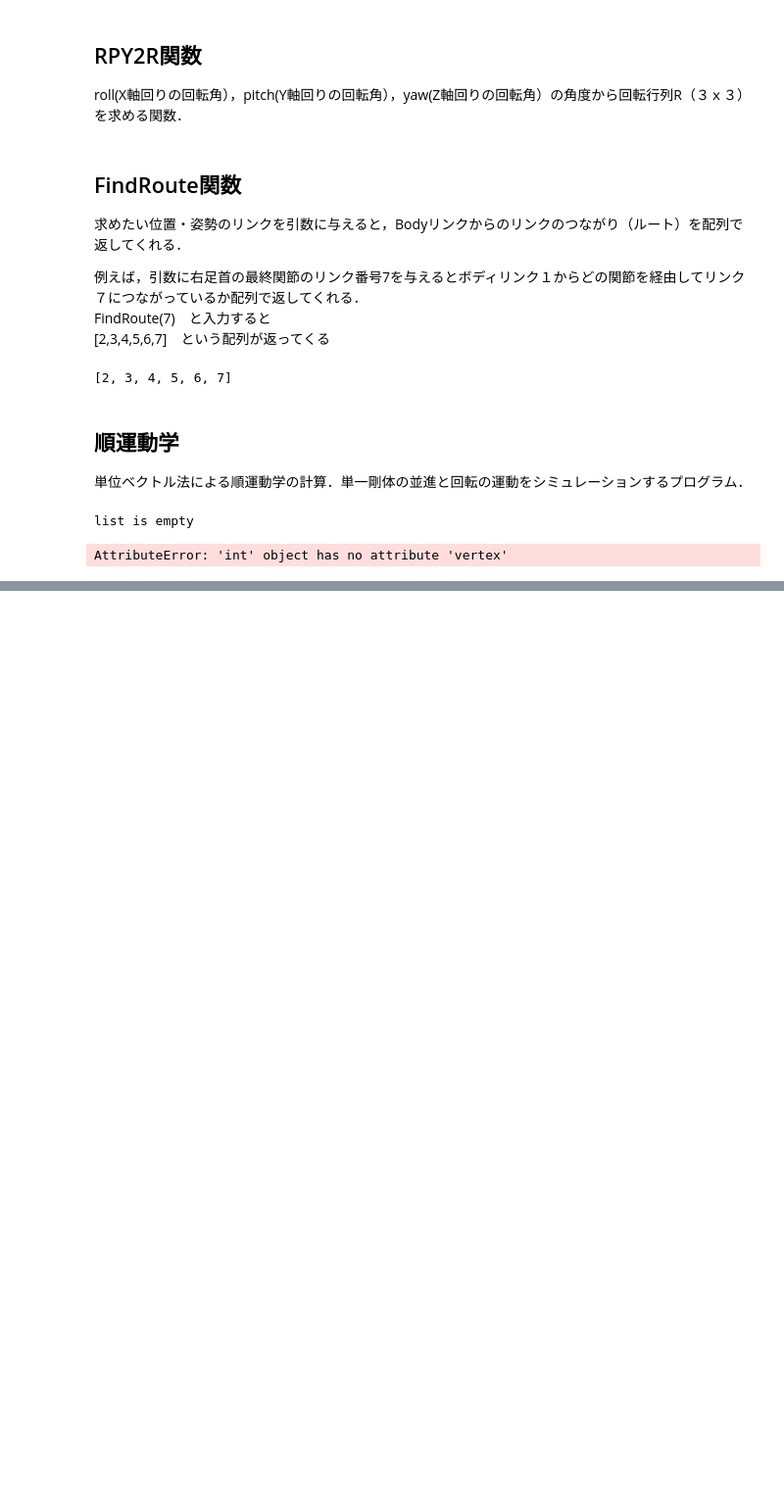
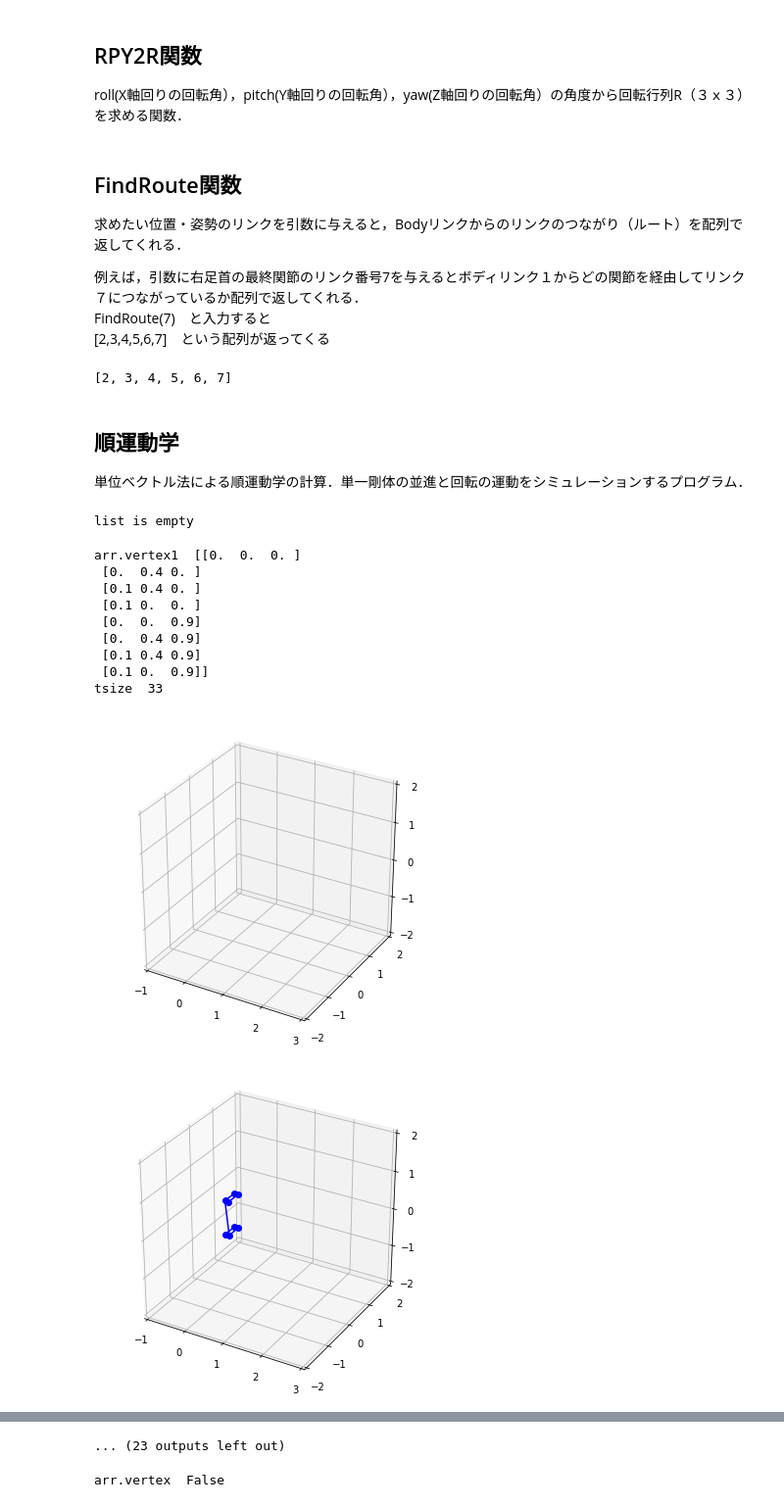
Before and after one commit to ttakubo/Humanoid, a Jupyter notebook: humanoid.ipynb, the cells around one changed output, grey strips where cells are left out. Shown at 98% size. Saved outputs shown, nothing was run; the diff lists cells and outputs as text; code cells hidden in the pictures; blank space fills up the shorter version.

```diff
--- a/humanoid.ipynb
+++ b/humanoid.ipynb
@@ -681,7 +681,7 @@ def ShowObject(arr):
         vert[k,:] = vert[k,:] + arr[1].p[k];#   % adding x,y,z to all vertex
 
     fig, ax = plt.subplots(figsize=(6, 6), subplot_kw={'projection' : '3d'})
-    ax.plot(vert[0,:],vert[1,:],vert[2,:],"o-", c='b')
+    im=ax.plot(vert[0,:],vert[1,:],vert[2,:],"o-", c='b')
     ax.set_xticks(np.linspace(AX[0], AX[1], 5))
     ax.set_yticks(np.linspace(AY[0], AY[1], 5))
     ax.set_zticks(np.linspace(AZ[0], AZ[1], 5))
@@ -842,8 +842,10 @@ def DrawAllJoints(j):
     joint_col = 0;
 
     if j != 0 :
-        if arr[j].vertex !=0: #vertexが空じゃなかったら．~isempty(uLINK(j).vertex)
-            vert = arr[j].R * arr[j].vertex;
+        #print("arr.vertex ", arr[j].vertex);
+        if arr[j].vertex.any() : #vertexが空じゃなかったら．~isempty(uLINK(j).vertex)
+            #print("arr.vertex ", arr[j].vertex);
+            vert = np.matmul(arr[j].vertex, arr[j].R);
             for k in range(3): # 1:3
                 vert[k,:] = vert[k,:] + arr[j].p[k]; #% adding x,y,z to all vertex
             ShowObject(arr) #DrawPolygon(vert, uLINK(j).face,0);
@@ -854,8 +856,10 @@ def DrawAllJoints(j):
             #function Connect3D(p1,p2,option,pt)
             #h = plot3([p1(1) p2(1)],[p1(2) p2(2)],[p1(3) p2(3)],option);
             #fig, ax = plt.subplots(figsize=(6, 6), subplot_kw={'projection' : '3d'})
-            ax.plot([arr[i].p[0],arr[j].p[0]],[arr[i].p[1],arr[j].p[1]],[arr[i].p[2],arr[j].p[2]],"o-", c='b')
+            im=ax.plot([arr[i].p[0],arr[j].p[0]],[arr[i].p[1],arr[j].p[1]],[arr[i].p[2],arr[j].p[2]],"o-", c='b')
             #set(h,'LineWidth',pt)
+            ims.append(im)
+
         #DrawCylinder(uLINK(j).p, uLINK(j).R * uLINK(j).a, radius,len, joint_col);
 
 
@@ -884,8 +888,8 @@ def SE3exp(j, dt):
         wn = arr[j].w/norm_w;  #		% normarized vector
         vo = arr[j].vo/norm_w;
 
-        w_wedge = [[0, -wn(3), wn(2)],[wn(3), 0, -wn(1)],[-wn(2), wn(1), 0]];
-        drot = w_wedge * math.sin(th) + np.matmul(w_wedge,w_wedge) * (1-math.cos(th));
+        w_wedge = np.array([[0, -wn[2], wn[1]],[wn[2], 0, -wn[0]],[-wn[1], wn[0], 0]]);
+        drot = w_wedge * math.sin(th) + np.matmul(w_wedge,w_wedge) * (1.0-math.cos(th));
         rot  = np.eye(3) + drot;
 
         p2 = np.matmul(rot, arr[j].p) - np.matmul(drot, np.cross(wn, vo)) + np.dot(wn, wn) * vo * th;
@@ -893,20 +897,34 @@ def SE3exp(j, dt):
 
     return p2, R2
 # %%
-
+#inline
 import numpy as np #行列計算のためnumpyをインポート
 import math        #三角関数を使うためにmathをインポート
+from mpl_toolkits.mplot3d import Axes3D
+import matplotlib.pyplot as plt
+
+import matplotlib.animation as animation
+from matplotlib.animation import PillowWriter
+
 #global uLINK G
 ToRad = math.pi/180;
 G = 9.8;
-BODY=0;
+BODY=1;
 WAIST = 1;
 R0=np.eye(3);
 p0= [0,0,0];
 mass = 10.0;
-AX=[-0.5, 0.5]; AY=[-0.5, 0.5]; AZ=[-0.5, 1.0];
+AX=[-1.0, 3.]; AY=[-2., 2.]; AZ=[-2., 2.0];
+ims=[];
+
+fig, ax = plt.subplots(figsize=(6, 6), subplot_kw={'projection' : '3d'})
+ax.set_xticks(np.linspace(AX[0], AX[1], 5))
+ax.set_yticks(np.linspace(AY[0], AY[1], 5))
+ax.set_zticks(np.linspace(AZ[0], AZ[1], 5))
 
 arr = [0]*2
+arr[0]=uLINK("empty",0,0,0,0,0,0,0,R0,p0,0,0,0,0,0,0,0,0) # 空のゼロリンクを設定（ワールド座標系）
+arr[0].vertex=np.array([]);
 # def __init__(self, name, sister, child, m, mother, b ,a ,q,R,p, dq, ddq, c, I, Ir, gr, u, dw):
 arr[BODY]=uLINK("BODY",0,0,mass,0,[0, 0, 0],[0.0, 0.0, 1.0],0,R0,p0,0,0,0,0,0,0,0,0)
 
@@ -921,39 +939,50 @@ lz  = 0.9;
 #[uLINK(1).vertex,uLINK(1).face]   = MakeBox([lx ly lz]  ,[lx/2 ly/2 lz/2] );    % BODY
 wdh=[lx, ly, lz];
 arr[BODY].vertex = np.array([
         [0.0,      0.0,      0.0],
         [0.0,      wdh[1], 0.0],
         [wdh[0],   wdh[1],  0.0],
         [wdh[0],   0.0,     0.0],
         [0.0,      0.0,     wdh[2]],
         [0.0,      wdh[1],  wdh[2]],
         [wdh[0],   wdh[1],  wdh[2]],
         [wdh[0],   0.0,     wdh[2]]
         ])
+print("arr.vertex1 ", arr[1].vertex);
 for n in range(3): #原点移動
     for j in range(8):
         arr[BODY].vertex[j,n] = arr[BODY].vertex[j,n] - wdh[n]/2;
+#print("arr.vertex2 ", arr[1].vertex);
 
 
 
 #%% body state
-arr[WAIST]=uLINK("WAIST",0,0,mass,0,[0, 0, 0],[0.0, 0.0, 1.0],0,R0,p0,0,0,0,0,0,0,0,0)
+#arr[WAIST]=uLINK("WAIST",0,0,mass,0,[0, 0, 0],[0.0, 0.0, 1.0],0,R0,p0,0,0,0,0,0,0,0,0)
 #uLINK(WAIST).p = [0, 0, 0]';
 #uLINK(WAIST).R = eye(3);
-arr[WAIST].w = [1, 0, 0];
-#uLINK(WAIST).w  = [1, 0, 0]';
-arr[WAIST].vo = [0.3, 0, 0];
-#uLINK(WAIST).vo = [0.3 0 1]';
+arr[WAIST].w = [1, 0, 0]; #uLINK(WAIST).w  = [1, 0, 0]';
+arr[WAIST].vo = [0.3, 0, 0]; # uLINK(WAIST).vo = [0.3 0 1]';
+#arr[WAIST].vertex=[];
 
 for n in range(len(arr)):
     arr[n].u = 0.0;
 
 Dtime = 0.3;
 time  = 10.0;
-tsize = time//Dtime; # length(time);「//」は商だけ求める演算子
-
+tsize = int(time//Dtime); # length(time);「//」は商だけ求める演算子
+print("tsize ",tsize)
 for n in range(tsize):
     DrawAllJoints(1);
-    [uLINK.p, uLINK.R] = SE3exp(1, Dtime);
+    [arr[WAIST].p, arr[WAIST].R] = SE3exp(1, Dtime);
 # %% [output]
-AttributeError: 'int' object has no attribute 'vertex'
+arr.vertex1  [[0.  0.  0. ]
+ [0.  0.4 0. ]
+ [0.1 0.4 0. ]
+ [0.1 0.  0. ]
+ [0.  0.  0.9]
+ [0.  0.4 0.9]
+ [0.1 0.4 0.9]
+ [0.1 0.  0.9]]
+tsize  33
+[figure, added]
+[figure, added]
@@ -959,0 +998,5 @@ AttributeError: 'int' object has no attribute 'vertex'
+... (23 outputs left out)
+# %%
+print("arr.vertex ", arr[0].vertex.any());
+# %% [output]
+arr.vertex  False
```
Also changed, not shown: parts of 2 cells of this notebook.
